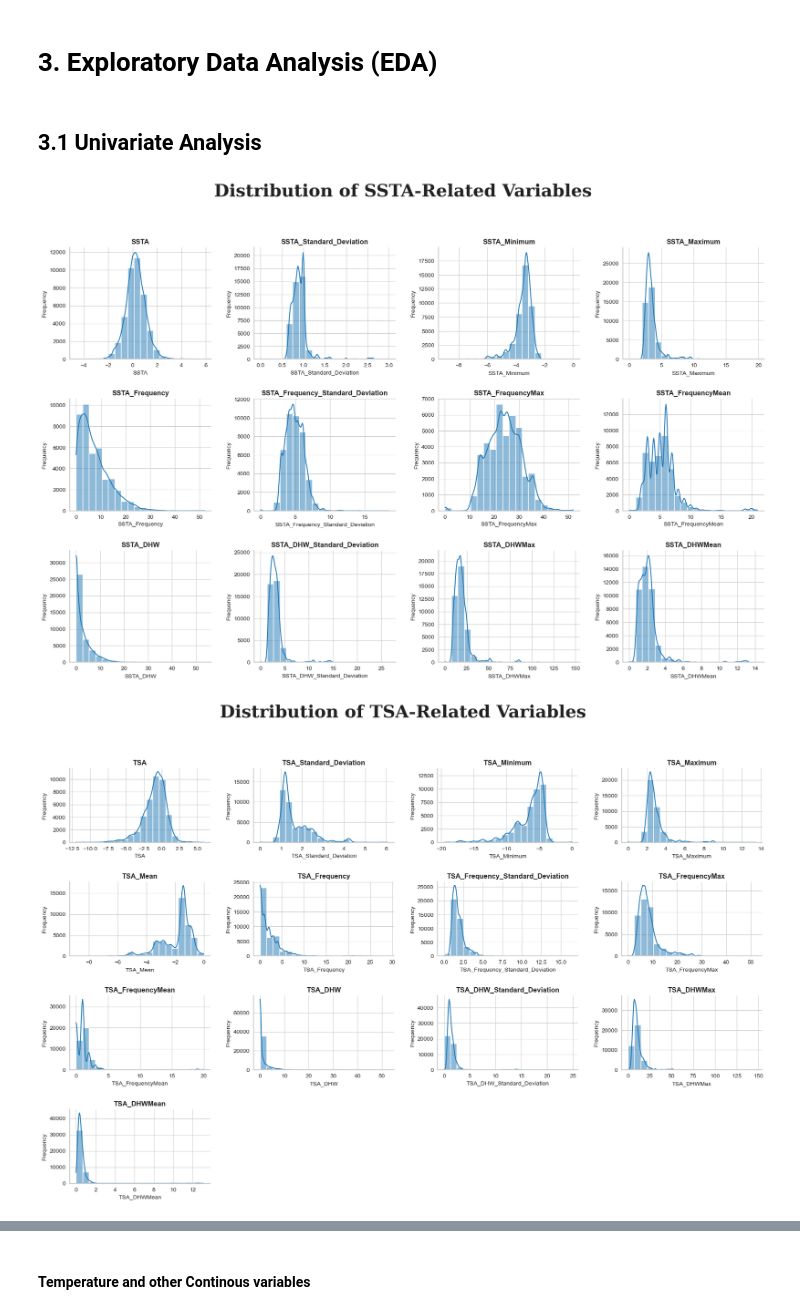
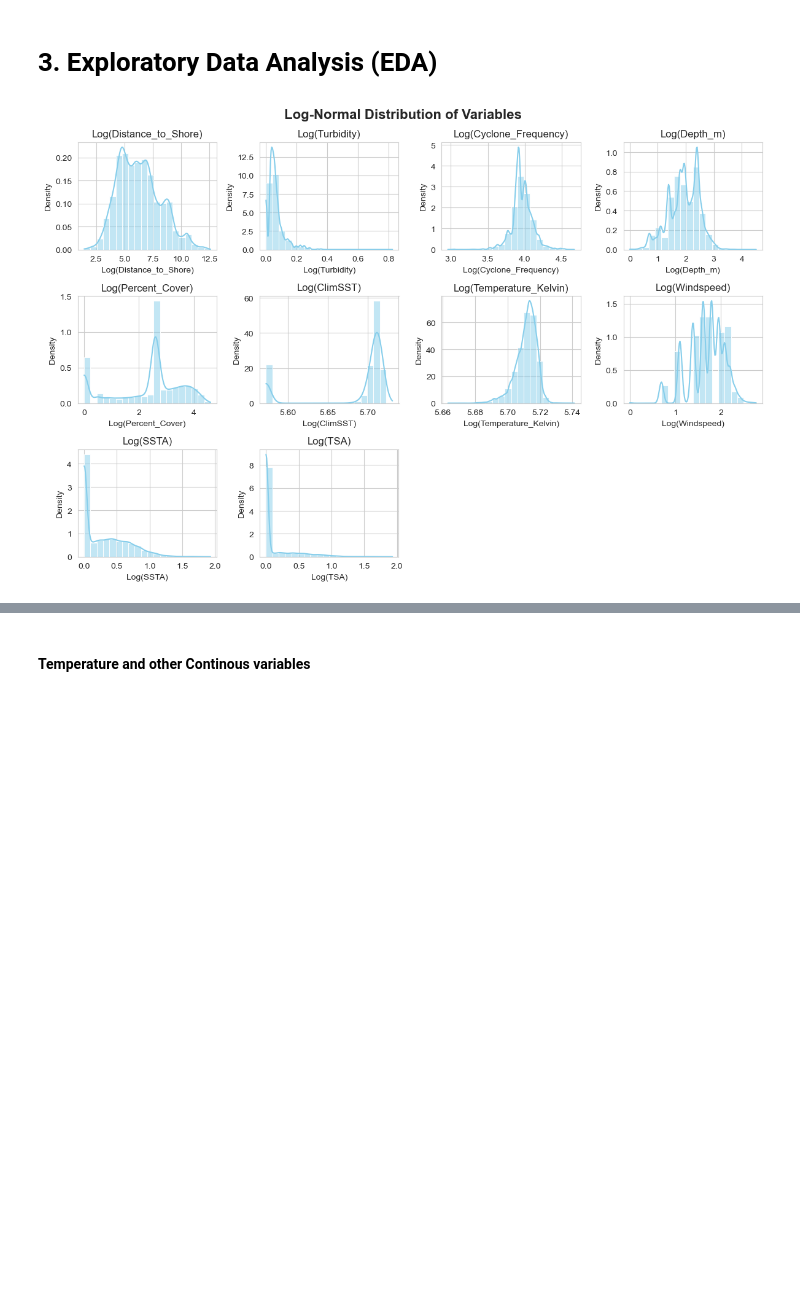
Before and after one commit to pnnhat/Coral-Reef-Bleaching, a Jupyter notebook: Predicting Coral Reef Bleaching.ipynb, the cells around one changed output, grey strips where cells are left out. Cells and saved outputs as stored; diff of their text form; code cells hidden in the pictures; blank space fills up the shorter version.

```diff
--- a/Predicting Coral Reef Bleaching.ipynb
+++ b/Predicting Coral Reef Bleaching.ipynb
@@ -186,17 +190,12 @@ df[ordinal_features] = encoder.fit_transform(df[ordinal_features])
 # %%
 from sklearn.preprocessing import OneHotEncoder
 
-def encode_column(df, column):
-    ohe = OneHotEncoder(sparse_output=False, drop='first')
-    encoded_array = ohe.fit_transform(df[[column]])
-    encoded_df = pd.DataFrame(encoded_array, columns=ohe.get_feature_names_out([column]))
-    return encoded_df
+ohe = OneHotEncoder(sparse_output=False)
+encoded = ohe.fit_transform(df[['Ocean_Name']])
 
-categorical_column = ['Ocean_Name']
+encoded_df = pd.DataFrame(encoded, columns=ohe.get_feature_names_out(['Ocean_Name']))
 
-encoded_dfs = [encode_column(df, col) for col in categorical_column]
-
-df = pd.concat([df.reset_index(drop=True)] + encoded_dfs, axis=1)
+df = pd.concat([df.reset_index(drop=True), encoded_df], axis=1)
 # %% [markdown]
 ## 2.4 Convert datatype
 # %% [markdown]
@@ -230,8 +229,6 @@ df['Percent_Bleaching_Category'] = df['Percent_Bleaching_Category'].astype('cate
 OHE_columns = ['Ocean_Name_Atlantic', 'Ocean_Name_Indian', 'Ocean_Name_Pacific', 'Ocean_Name_Red Sea']
 for col in OHE_columns:
     df[col] = df[col].astype('category')
-# %%
-df['Date'] = pd.to_datetime(df['Date'], format='%d/%m/%Y', errors='coerce')
 # %%
 df.info()
 # %% [output]
@@ -255,67 +252,32 @@ memory usage: 13.4+ MB
 # %% [markdown]
 # 3. Exploratory Data Analysis (EDA)
-# %% [markdown]
-## 3.1 Univariate Analysis
 # %%
-ssta_cols = [
-    'SSTA', 'SSTA_Standard_Deviation', 'SSTA_Minimum', 'SSTA_Maximum', 'SSTA_Frequency',
-    'SSTA_Frequency_Standard_Deviation', 'SSTA_FrequencyMax', 'SSTA_FrequencyMean',
-    'SSTA_DHW', 'SSTA_DHW_Standard_Deviation', 'SSTA_DHWMax', 'SSTA_DHWMean'
+continuous_cols = ['Distance_to_Shore', 'Turbidity', 'Cyclone_Frequency', 'Depth_m',
+    'Percent_Cover', 'ClimSST',
+    'Temperature_Kelvin', 'Windspeed', 'SSTA', 'TSA'
 ]
-tsa_cols = [
-    'TSA', 'TSA_Standard_Deviation', 'TSA_Minimum', 'TSA_Maximum', 'TSA_Mean',
-    'TSA_Frequency', 'TSA_Frequency_Standard_Deviation', 'TSA_FrequencyMax',
-    'TSA_FrequencyMean', 'TSA_DHW', 'TSA_DHW_Standard_Deviation', 'TSA_DHWMax',
-    'TSA_DHWMean'
-]
-temp_and_other_cols = [
-    'Distance_to_Shore', 'Turbidity', 'Cyclone_Frequency', 'Depth_m', 'Percent_Cover',
-    'ClimSST', 'Windspeed', 'Temperature_Kelvin', 'Temperature_Mean',
-    'Temperature_Minimum', 'Temperature_Maximum', 'Temperature_Kelvin_Standard_Deviation'
-]
-
-
-col_groups = {
-    "SSTA-Related Variables": (ssta_cols, 3, 4),
-    "TSA-Related Variables": (tsa_cols, 4, 4),
-    "Temperature and Other Continous Variables": (temp_and_other_cols, 4, 4)
-}
-
 
 sns.set_style("whitegrid")
 
 def plot_histograms(cols, rows, cols_grid, title):
-
-    fig, axes = plt.subplots(rows, cols_grid, figsize=(18, 12) if rows > 1 else (8, 4))
-    axes = axes.flatten() if rows * cols_grid > 1 else [axes]
-
-
-    fig.suptitle(f"Distribution of {title}", fontsize=30 if rows > 1 else 20,
-                 fontweight='bold', fontfamily='serif', color='#222', y=1.02)
+    fig, axes = plt.subplots(rows, cols_grid, figsize=(12, 8))
+    axes = axes.flatten()
+    fig.suptitle(title, fontsize=16, fontweight='bold')
 
 
     for i, col in enumerate(cols):
-        sns.histplot(data=df, x=col, bins=20, kde=True, ax=axes[i])
-        axes[i].set_title(col, fontsize=12, fontweight='bold')
-        axes[i].set_xlabel(col, fontsize=10)
-        axes[i].set_ylabel("Frequency", fontsize=10)
+        # Apply log transformation
+        log_data = np.log1p(df[col].clip(lower=0))
+        sns.histplot(x=log_data, bins=20, stat='density', kde=True, ax=axes[i], color='skyblue')
+        axes[i].set_title(f'Log({col})', fontsize=12)
+        axes[i].set_xlabel(f'Log({col})', fontsize=10)
+        axes[i].set_ylabel("Density", fontsize=10)
 
     for j in range(len(cols), rows * cols_grid):
         fig.delaxes(axes[j])
-
-    for ax in axes:
-        ax.spines['top'].set_visible(False)
-        ax.spines['right'].set_visible(False)
-        ax.spines['left'].set_linewidth(1.6)
-        ax.spines['bottom'].set_linewidth(1.6)
-
-    sns.despine()
-    plt.tight_layout(pad=2.5)
+    plt.tight_layout()
     plt.show()
 
-
-for title, (cols, rows, cols_grid) in col_groups.items():
-    plot_histograms(cols, rows, cols_grid, title)
+plot_histograms(continuous_cols, rows=3, cols_grid=4, title="Log-Normal Distribution of Variables")
 # %% [output]
-[figure, old version]
+[figure, new version]
-[figure, removed]
```
Also changed, not shown: parts of 82 cells of this notebook.
